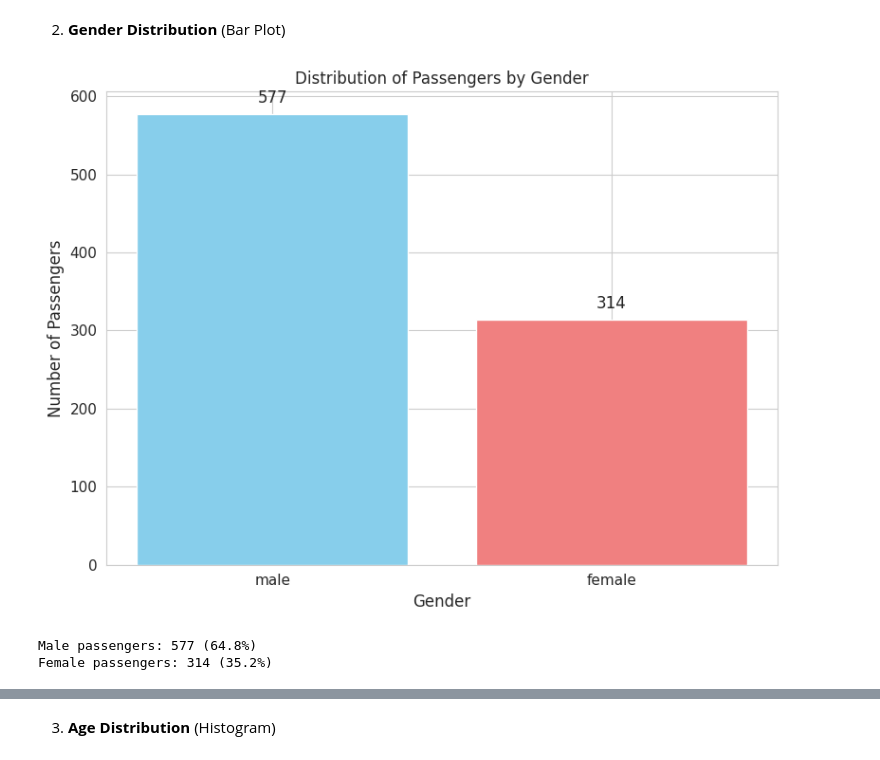
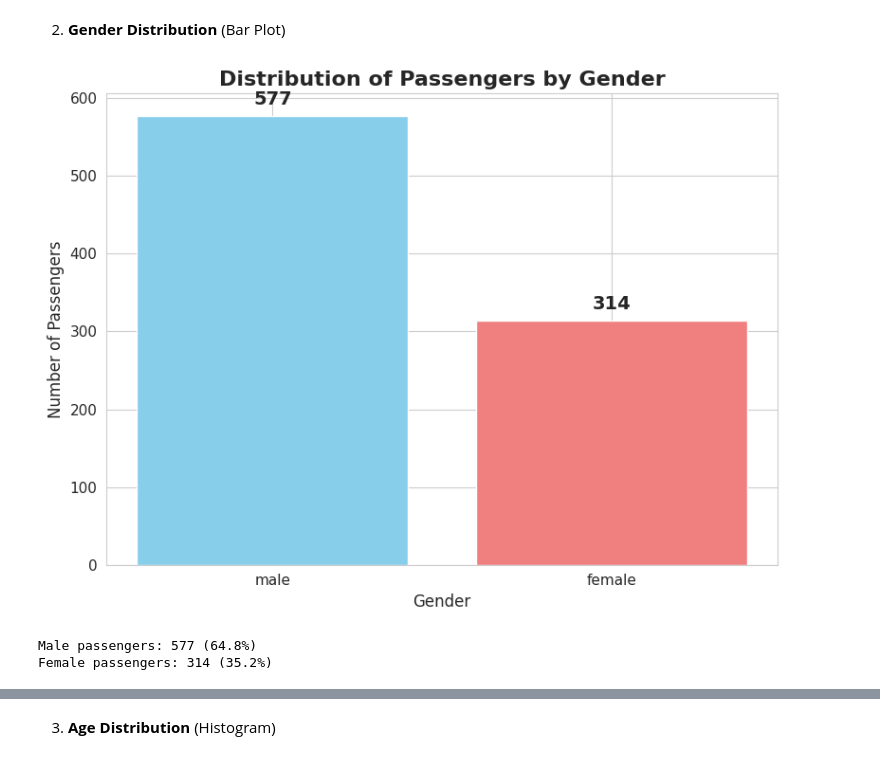
Before and after one commit to nanishat/EDA-Titanic, a Jupyter notebook: exploratory_data_analysis.ipynb, the cells around one changed output, grey strips where cells are left out. Saved outputs shown, nothing was run; the diff lists cells and outputs as text; code cells hidden in the pictures.

```diff
--- a/exploratory_data_analysis.ipynb
+++ b/exploratory_data_analysis.ipynb
@@ -403,26 +418,26 @@ Name: proportion, dtype: float64
 # %%
 # Bar Plot setup
 
 plt.figure(figsize=(8, 6))
 sex_counts = train['Sex'].value_counts()
 plt.bar(sex_counts.index, sex_counts.values, color=['skyblue', 'lightcoral'])
-plt.title('Distribution of Passengers by Gender', fontsize=12, fontweight=12)
+plt.title('Distribution of Passengers by Gender', fontsize=16, fontweight='bold')
 plt.xlabel('Gender', fontsize=12)
 plt.ylabel('Number of Passengers', fontsize=12)
 plt.xticks(fontsize=11)
 plt.yticks(fontsize=11)
 
 # Add value labels on bars
 
 for i, v in enumerate(sex_counts.values):
-  plt.text(i, v + 10, str(v), ha='center', va='bottom', fontsize=12, fontweight=12)
+  plt.text(i, v + 10, str(v), ha='center', va='bottom', fontsize=14, fontweight='bold')
 
 plt.tight_layout()
 plt.show()
 
 print(f"\nMale passengers: {sex_counts['male']} ({sex_counts['male']/len(train)*100:.1f}%)")
 print(f"Female passengers: {sex_counts['female']} ({sex_counts['female']/len(train)*100:.1f}%)")
 # %% [output]
-[figure, old version]
+[figure, new version]
 Male passengers: 577 (64.8%)
 Female passengers: 314 (35.2%)
```
Also changed, not shown: parts of 12 cells of this notebook.
